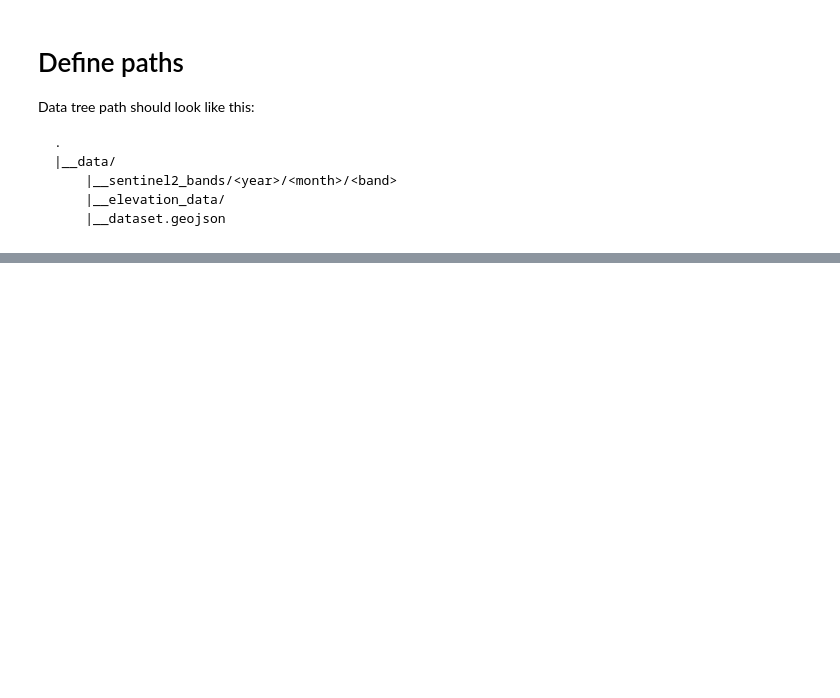
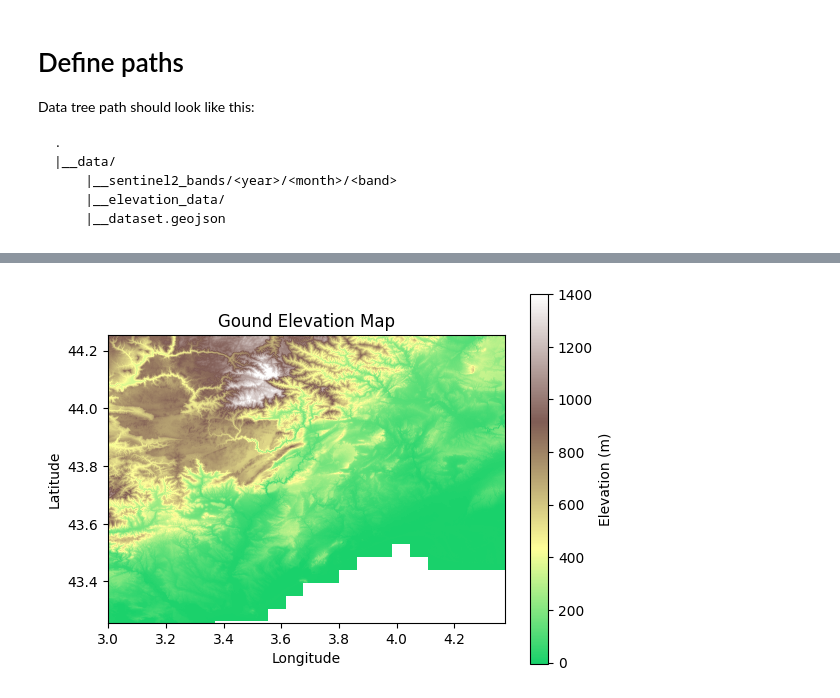
Before and after one commit to Leo-Maltoni/Ter-2024, a Jupyter notebook: 3d_array.ipynb, the cells around one changed output, grey strips where cells are left out. Cells and saved outputs as stored; diff of their text form; code cells hidden in the pictures; blank space fills up the shorter version.

```diff
--- a/3d_array.ipynb
+++ b/3d_array.ipynb
@@ -131,6 +132,9 @@ green_band = rasterio.open(sentinel_data_path[2019][1]['B03']).read(1).astype('f
 red_band = rasterio.open(sentinel_data_path[2019][1]['B04']).read(1).astype('float32')
 nir_band = rasterio.open(sentinel_data_path[2019][1]['B08']).read(1).astype('float32')
 elevation = rasterio.open(elevation_path).read(1).astype('float32')
+
+# Replace values under -5 with 0 and handle NaN values
+elevation_cleaned = np.where(np.isfinite(elevation), np.where(elevation < -5, 0, elevation), np.nan)
 # %%
 # Function to plot bands
 def plot(arr, title):
@@ -155,3 +158,26 @@ plot(elevation, "Elevation")
+# %%
+#Plot the Elevation
+
+# Define the spatial bounds
+west_bound = 2.999749474120944
+east_bound = 4.374940058749246
+south_bound = 43.256794294201605
+north_bound = 44.25341758107761
+
+# Define a custom colormap excluding blue
+terrain_colors = plt.cm.terrain(np.linspace(0, 1, 256))
+# Exclude blue colors (around the range 0-70 in terrain colormap)
+terrain_colors = terrain_colors[70:]  # Adjust the index range as needed
+custom_cmap = LinearSegmentedColormap.from_list('custom_terrain', terrain_colors)
+
+plt.imshow(elevation_cleaned, cmap=custom_cmap, extent=[west_bound, east_bound, south_bound, north_bound], vmin=-5, vmax=1400)
+plt.colorbar(label='Elevation (m)')
+plt.xlabel('Longitude')
+plt.ylabel('Latitude')
+plt.title('Gound Elevation Map')
+plt.show()
+# %% [output]
+[figure, added]
 # %%
 nir = rasterio.open(sentinel_data_path[2019][1]['B08'])
 
```
Also changed, not shown: parts of 4 cells of this notebook.
